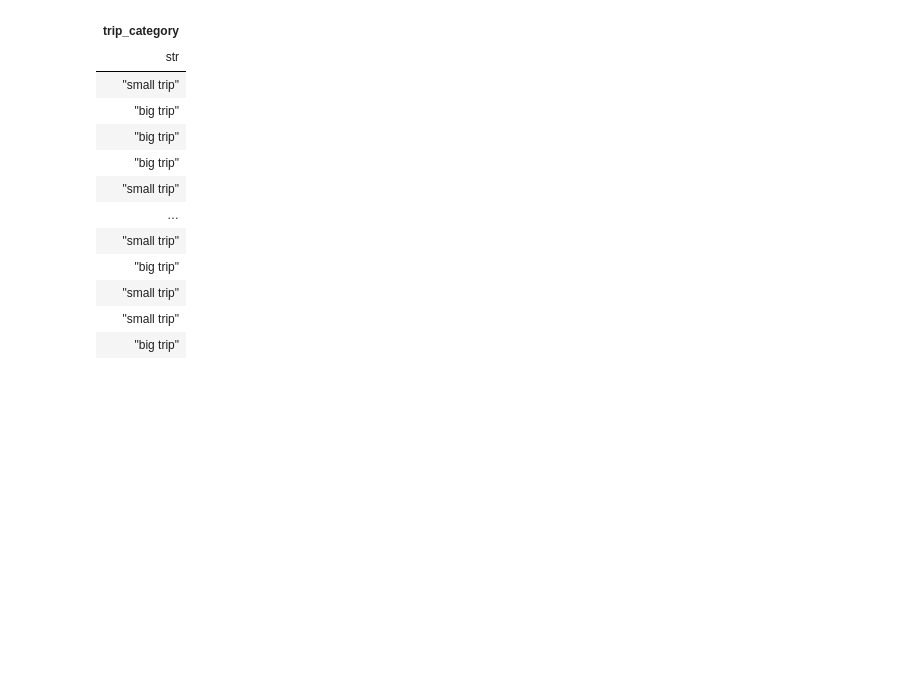
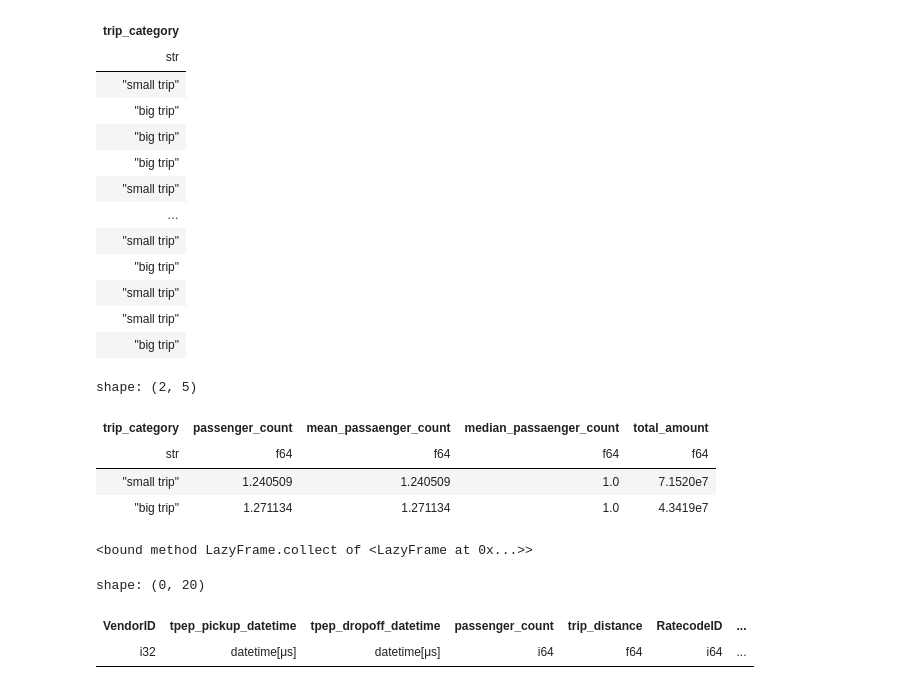
Before and after one commit to Mircea11/Polars-training, a Jupyter notebook: demo.ipynb, the cells around one changed output. Saved outputs shown, nothing was run; the diff lists cells and outputs as text; code cells hidden in the pictures; blank space fills up the shorter version.

```diff
--- a/demo.ipynb
+++ b/demo.ipynb
@@ -253,3 +253,39 @@ shape: (3_831_240, 1)
 | "small trip" |
 | "small trip" |
 | "big trip" |
+# %%
+(
+data
+
+    .with_columns(
+        trip_category = pl.when(pl.col('trip_distance') < 0).then(pl.lit('anomalies'))
+        .when(pl.col('trip_distance').is_between(0,5)).then(pl.lit('small trip'))
+        .otherwise(pl.lit('big trip')))
+    .group_by('trip_category')
+    .agg(
+        pl.col('passenger_count').mean()
+        , pl.col('passenger_count').mean().alias('mean_passaenger_count')
+        , pl.col('passenger_count').median().alias('median_passaenger_count')
+        ,pl.col('total_amount').sum()
+    )
+).collect()
+# %% [output]
+shape: (2, 5)
+| trip_category | passenger_count | mean_passaenger_count | median_passaenger_count | total_amount |
+| str | f64 | f64 | f64 | f64 |
+| "small trip" | 1.240509 | 1.240509 | 1.0 | 7.1520e7 |
+| "big trip" | 1.271134 | 1.271134 | 1.0 | 4.3419e7 |
+# %%
+data.filter(
+    pl.col('passeneger_count').is_not_null()
+).collect
+# %% [output]
+<bound method LazyFrame.collect of <LazyFrame at 0x...>>
+# %%
+data.filter(
+    pl.col('passenger_count').is_nan()
+).collect()
+# %% [output]
+shape: (0, 20)
+| VendorID | tpep_pickup_datetime | tpep_dropoff_datetime | passenger_count | trip_distance | RatecodeID | ... |
+| i32 | datetime[μs] | datetime[μs] | i64 | f64 | i64 | ... |
```
